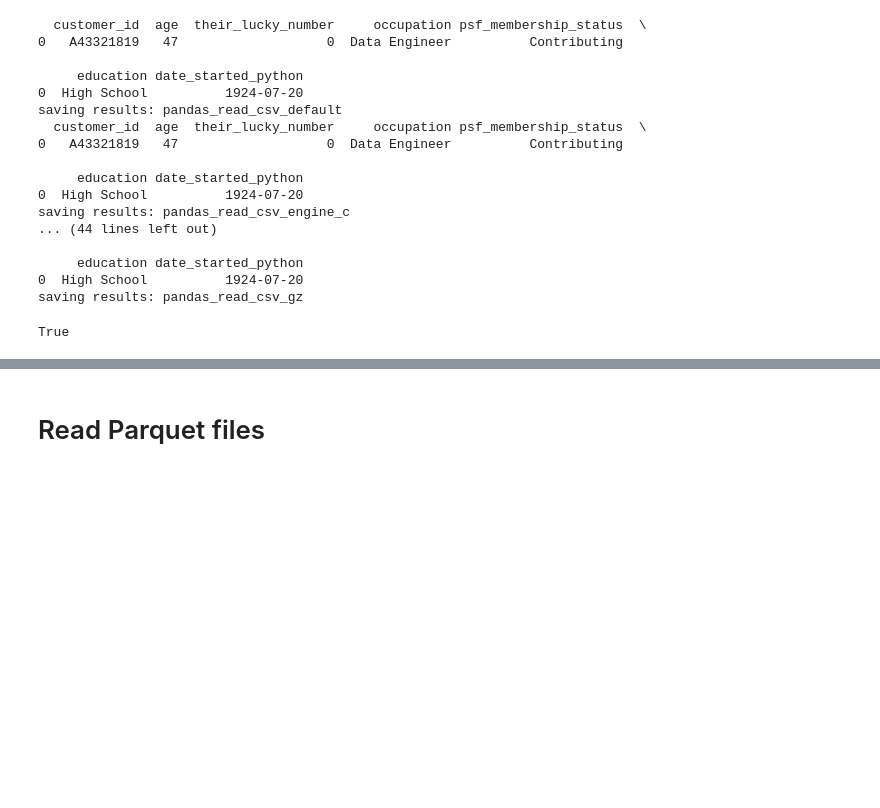
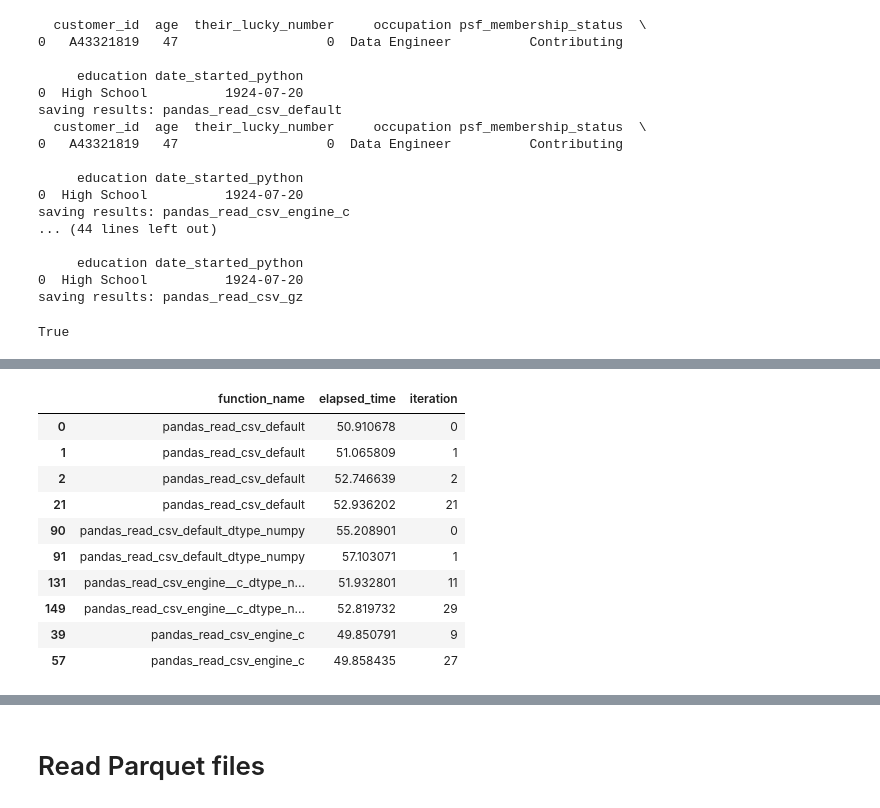
Before and after one commit to surfaceowl/talk_nov2023_pandas_polars_arrow, a Jupyter notebook: performance_comparison.ipynb, the cells around one changed output, grey strips where cells are left out. Saved outputs shown, nothing was run; the diff lists cells and outputs as text; code cells hidden in the pictures; blank space fills up the shorter version.

```diff
--- a/performance_comparison.ipynb
+++ b/performance_comparison.ipynb
@@ -312,0 +328,51 @@ ax_csv_v2
+# %%
+# cleanup any outliers
+def replace_outliers(group):
+    """identify outliers and replace elapsed_time with the median value when grouped by function_name"""
+    q1 = group["elapsed_time"].quantile(0.25)
+    q3 = group["elapsed_time"].quantile(0.75)
+    iqr = q3 - q1
+    lower_bound = q1 - 1.5 * iqr
+    upper_bound = q3 + 1.5 * iqr
+
+    # Find outliers
+    outliers = group[
+        (group["elapsed_time"] < lower_bound) | (group["elapsed_time"] > upper_bound)
+    ]
+    # Store outliers in df_outliers
+    global df_outliers
+    df_outliers = pd.concat([df_outliers, outliers])
+
+    # Replace outliers with the median value in the original DataFrame
+    median_value = group["elapsed_time"].median()
+    group.loc[
+        (group["elapsed_time"] < lower_bound) | (group["elapsed_time"] > upper_bound),
+        "elapsed_time",
+    ] = median_value
+    return group
+
+
+# Initialize df_outliers
+df_outliers = pd.DataFrame(columns=df_read_results_iter_30.columns)
+
+# Apply the function to each group
+df_read_results_iter_30 = (
+    df_read_results_iter_30.groupby("function_name")
+    .apply(replace_outliers)
+    .reset_index(drop=True)
+)
+
+# review
+df_outliers.head(10)
+# %% [output]
+|  | function_name | elapsed_time | iteration |
+| 0 | pandas_read_csv_default | 50.910678 | 0 |
+| 1 | pandas_read_csv_default | 51.065809 | 1 |
+| 2 | pandas_read_csv_default | 52.746639 | 2 |
+| 21 | pandas_read_csv_default | 52.936202 | 21 |
+| 90 | pandas_read_csv_default_dtype_numpy | 55.208901 | 0 |
+| 91 | pandas_read_csv_default_dtype_numpy | 57.103071 | 1 |
+| 131 | pandas_read_csv_engine__c_dtype_n... | 51.932801 | 11 |
+| 149 | pandas_read_csv_engine__c_dtype_n... | 52.819732 | 29 |
+| 39 | pandas_read_csv_engine_c | 49.850791 | 9 |
+| 57 | pandas_read_csv_engine_c | 49.858435 | 27 |
```
Also changed, not shown: parts of 25 cells of this notebook, 6 other files.
